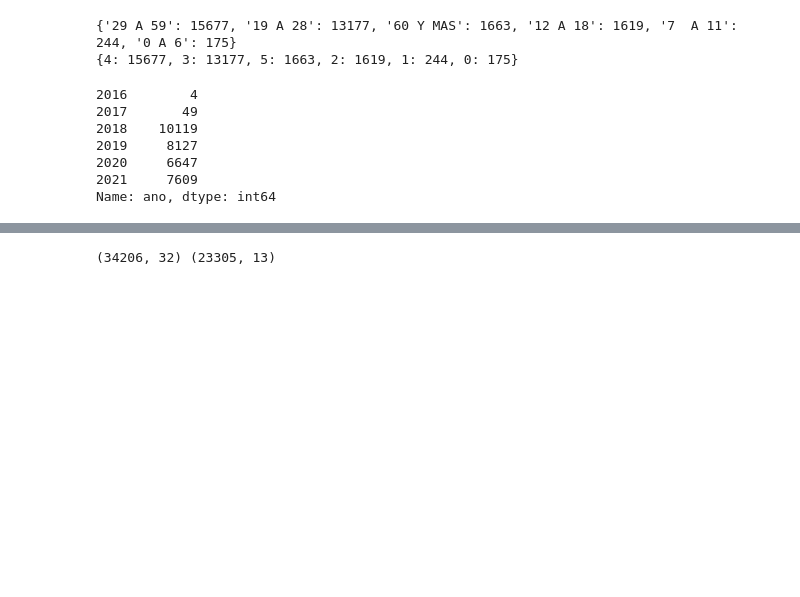
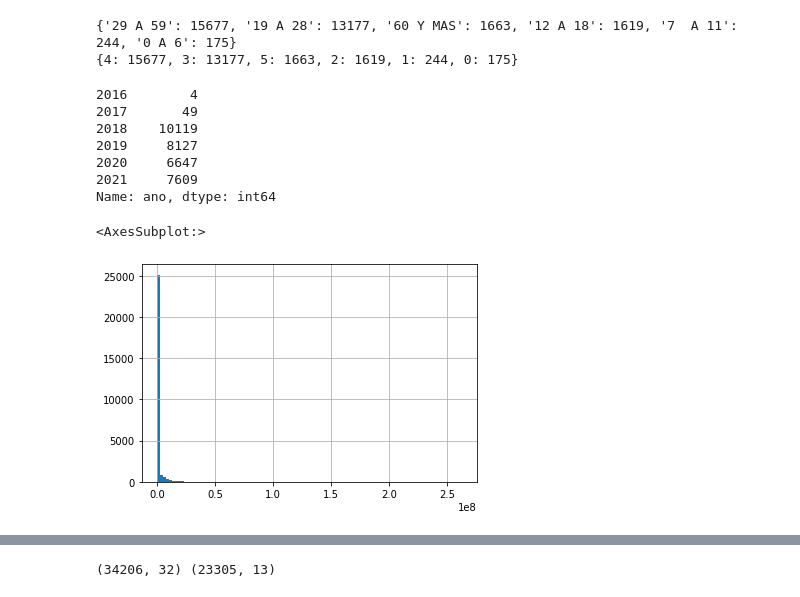
Before and after one commit to dherrerambo/analisis-de-datos-avanzados, a Jupyter notebook: Clase 7 - Regressions/tarea/tarea-clase7-costo atencion hosp.ipynb, the cells around one changed output, grey strips where cells are left out. Cells and saved outputs as stored; diff of their text form; code cells hidden in the pictures; blank space fills up the shorter version.

```diff
--- a/Clase 7 - Regressions/tarea/tarea-clase7-costo atencion hosp.ipynb
+++ b/Clase 7 - Regressions/tarea/tarea-clase7-costo atencion hosp.ipynb
@@ -155,3 +155,8 @@ data0[c] = data0[c].replace({"SIN INFORMACION":pd.NA})
 # %%
 data0['costos'] = pd.to_numeric(data0['costos'])
 data0 = data0[data0['costos']>0]
+# %%
+data0['costos'].hist(bins=100)
+# %% [output]
+<AxesSubplot:>
+[figure, added]
```
Also changed, not shown: parts of 9 cells of this notebook, 1 other file.
